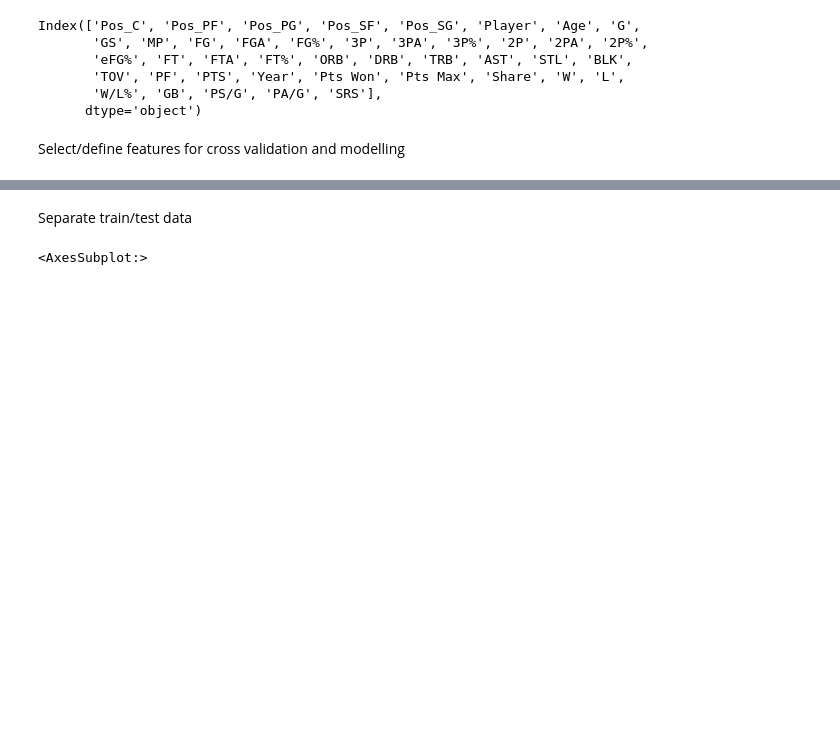
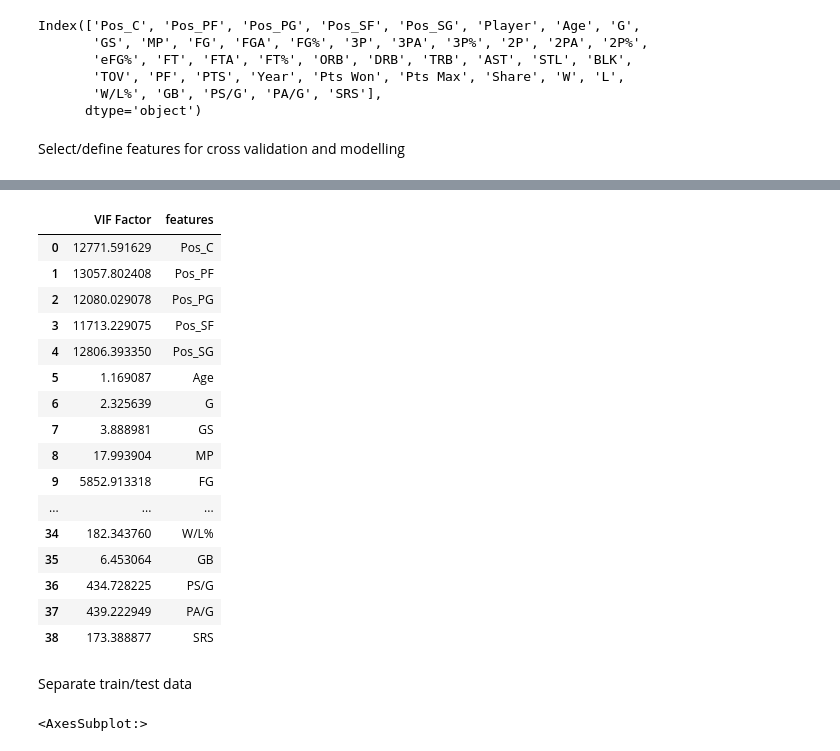
Before and after one commit to Danny-KL-gh/fantasybball, a Jupyter notebook: nba_mvp.ipynb, the cells around one changed output, grey strips where cells are left out. Cells and saved outputs as stored; diff of their text form; code cells hidden in the pictures; blank space fills up the shorter version.

```diff
--- a/nba_mvp.ipynb
+++ b/nba_mvp.ipynb
@@ -519,3 +547,23 @@ predictors = ['Pos_C', 'Pos_PF', 'Pos_PG', 'Pos_SF', 'Pos_SG', 'Age', 'G',
+# %%
+vif
+# %% [output]
+|  | VIF Factor | features |
+| 0 | 12771.591629 | Pos_C |
+| 1 | 13057.802408 | Pos_PF |
+| 2 | 12080.029078 | Pos_PG |
+| 3 | 11713.229075 | Pos_SF |
+| 4 | 12806.393350 | Pos_SG |
+| 5 | 1.169087 | Age |
+| 6 | 2.325639 | G |
+| 7 | 3.888981 | GS |
+| 8 | 17.993904 | MP |
+| 9 | 5852.913318 | FG |
+| ... | ... | ... |
+| 34 | 182.343760 | W/L% |
+| 35 | 6.453064 | GB |
+| 36 | 434.728225 | PS/G |
+| 37 | 439.222949 | PA/G |
+| 38 | 173.388877 | SRS |
 # %% [markdown]
 Separate train/test data
 # %%
```
Also changed, not shown: parts of 16 cells of this notebook.
